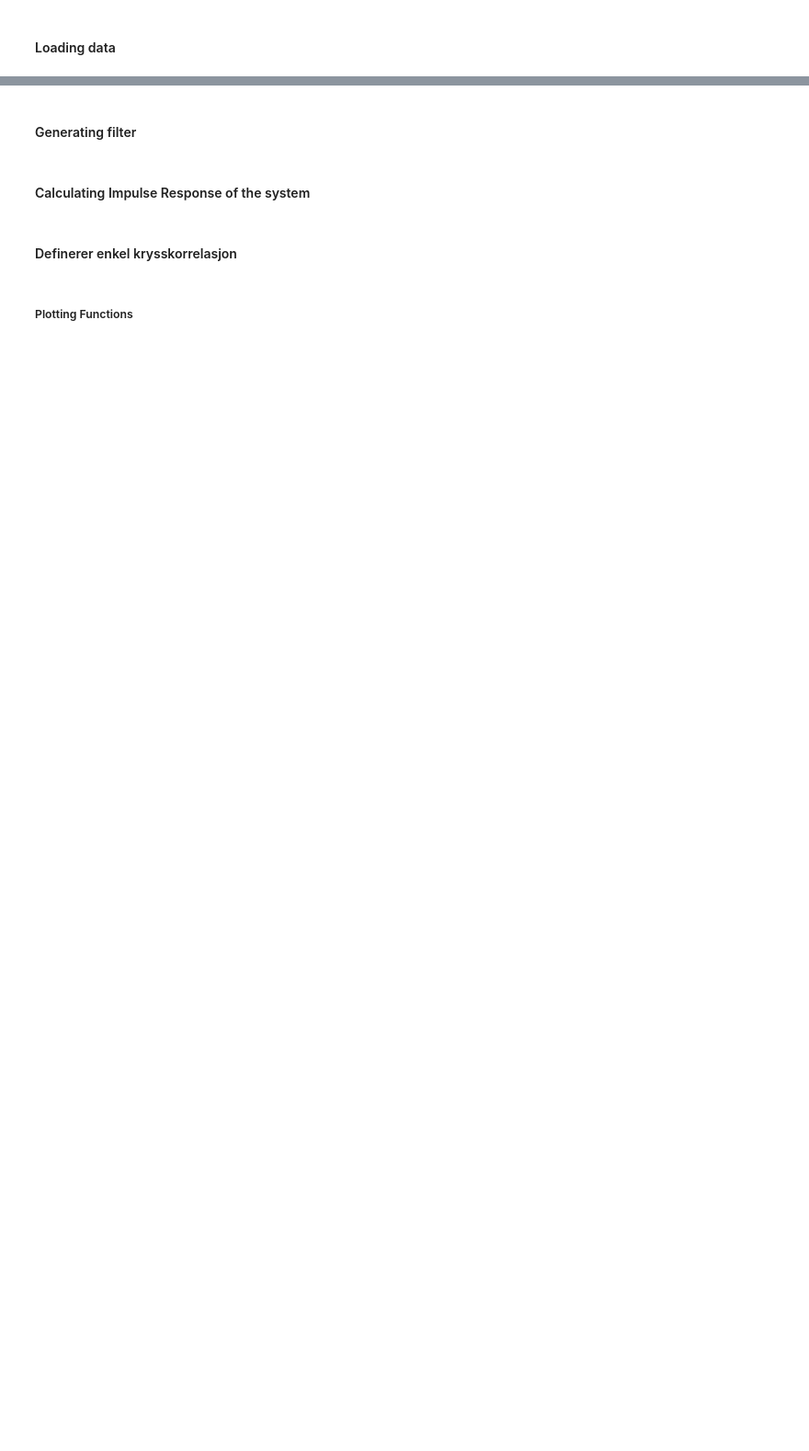
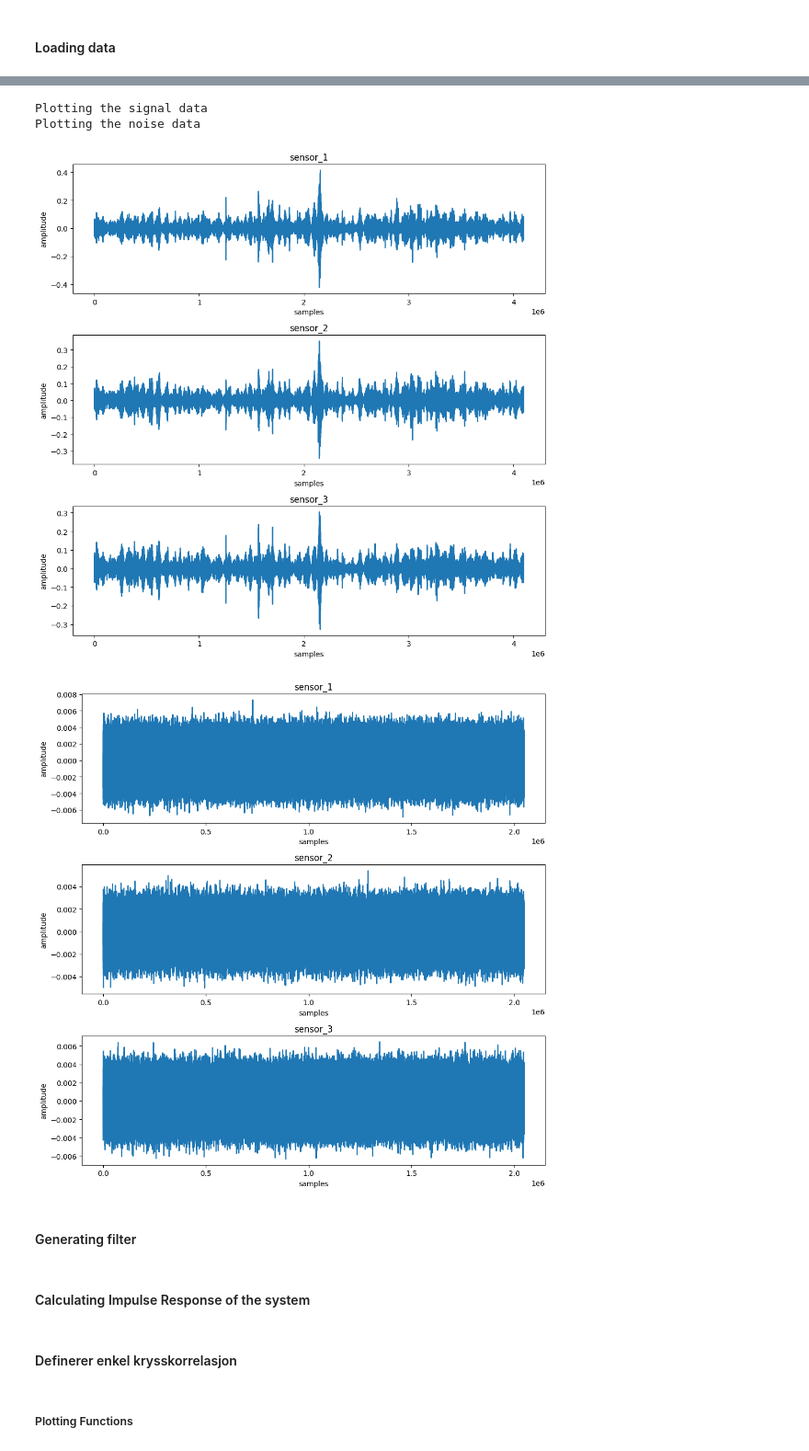
Before and after one commit to malanmyri/Master_project, a Jupyter notebook: model/correlation_1d.ipynb, the cells around one changed output, grey strips where cells are left out. Shown at 92% size. Saved outputs shown, nothing was run; the diff lists cells and outputs as text; code cells hidden in the pictures; blank space fills up the shorter version.

```diff
--- a/model/correlation_1d.ipynb
+++ b/model/correlation_1d.ipynb
@@ -16,3 +22,25 @@ frequency_central = 10000
+# %%
+def plotting_raw_data(data):
+    fig, ax = plt.subplots(3,1,figsize=(10,10))
+
+    ax = ax.ravel()
+
+    ax[0].plot(data[0])
+    ax[0].set_title('sensor_1')
+    ax[0].set_xlabel('samples')
+    ax[0].set_ylabel('amplitude')
+
+    ax[1].plot(data[1])
+    ax[1].set_title('sensor_2')
+    ax[1].set_xlabel('samples')
+    ax[1].set_ylabel('amplitude')
+
+    ax[2].plot(data[2])
+    ax[2].set_title('sensor_3')
+    ax[2].set_xlabel('samples')
+    ax[2].set_ylabel('amplitude')
+
+    fig.tight_layout()
 # %% [markdown]
 #### Loading data
 # %%
@@ -33,3 +63,14 @@ w2 = np.random.normal(mean, std, size=num_samples)
+# %%
+print("Plotting the signal data")
+plotting_raw_data(data)
+
+print("Plotting the noise data")
+plotting_raw_data(data_noise)
+# %% [output]
+Plotting the signal data
+Plotting the noise data
+[figure, added]
+[figure, added]
 # %% [markdown]
 #### Generating filter
 # %%
```
Also changed, not shown: parts of 22 cells of this notebook.
